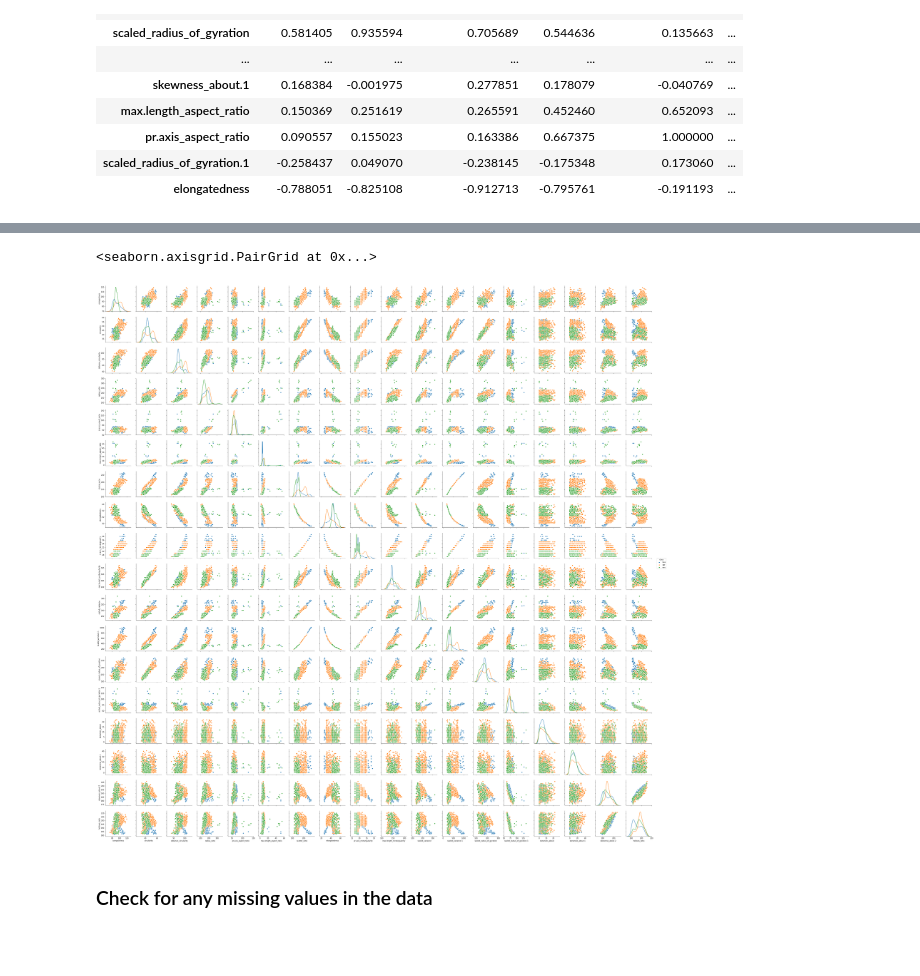
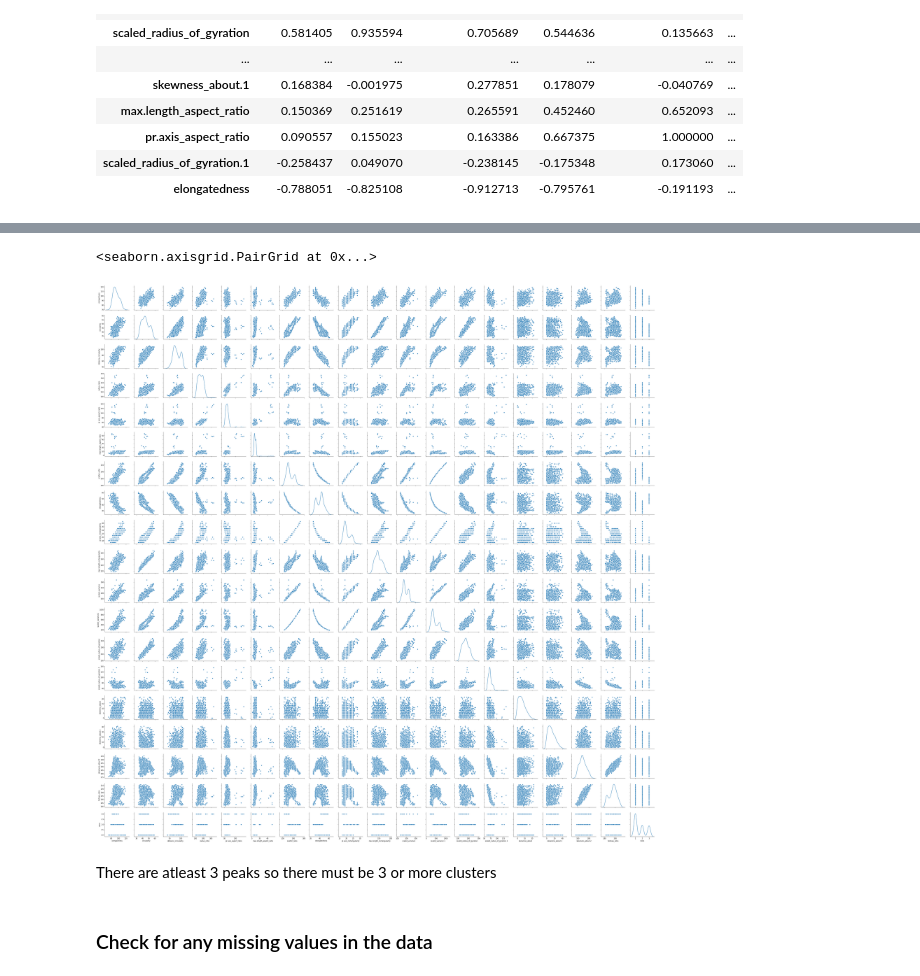
Before and after one commit to GreatLearningAIML1/bangalore-november-2018-batch-dsmithun, a Jupyter notebook: R4_Internal_Lab_Clustering.ipynb, the cells around one changed output, grey strips where cells are left out. Drawn from its saved outputs; the diff is of its cells as text; code cells hidden in the pictures; blank space fills up the shorter version.

```diff
--- a/R4_Internal_Lab_Clustering.ipynb
+++ b/R4_Internal_Lab_Clustering.ipynb
@@ -163,0 +172,4 @@ vehi_corr.sort_values(by='compactness',ascending = False)
+# %%
+# change the datatype of cars
+vehi_class = {'car':1,'bus': 2, 'van':3}
+vehi_df['class'] = vehi_df['class'].map(vehi_class)
@@ -164,9 +196,11 @@ vehi_corr.sort_values(by='compactness',ascending = False)
 # %%
 # Plotting all variables on scatter matrix
-sns.pairplot(vehi_df, diag_kind='kde', hue ='class')
+sns.pairplot(vehi_df, diag_kind='kde')
 # %% [output]
 <seaborn.axisgrid.PairGrid at 0x...>
-[figure, old version]
+[figure, new version]
+# %% [markdown]
+There are atleast 3 peaks so there must be 3 or more clusters
 # %% [markdown]
 ### Check for any missing values in the data
 # %%
```
Also changed, not shown: parts of 44 cells of this notebook.
